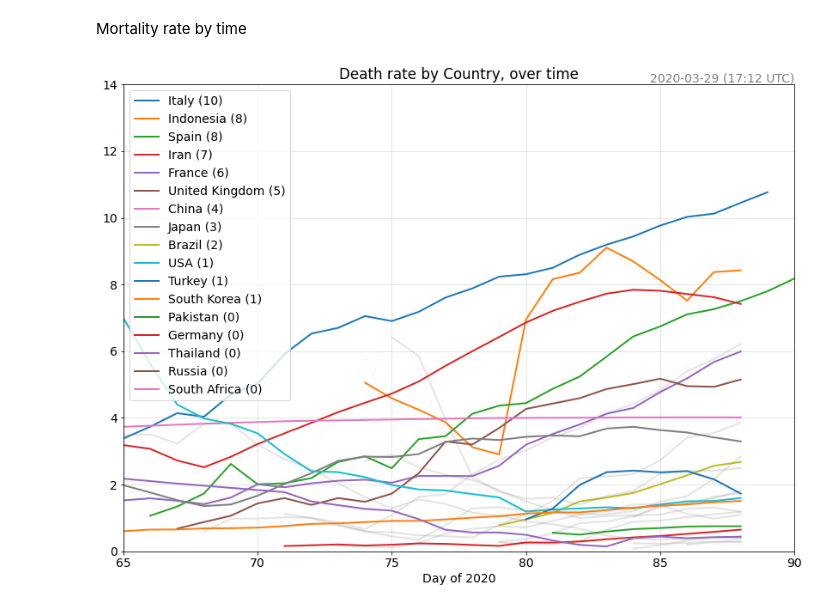
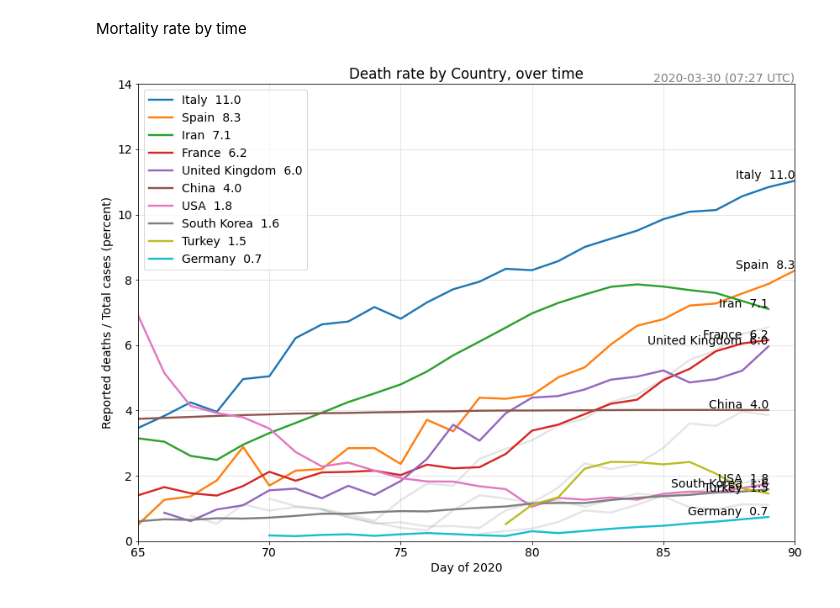
Before and after one commit to Covid-Analytics/covidanalytics.org, a Jupyter notebook: analysis/Covid19_world.ipynb, the cells around one changed output. Cells and saved outputs as stored; diff of their text form; code cells hidden in the pictures.

```diff
--- a/analysis/Covid19_world.ipynb
+++ b/analysis/Covid19_world.ipynb
@@ -110,7 +111,7 @@ def oc__get_countries_by_day(df):
     return df
 
 
-def oc__get_ranked_countries(df, metric='Confirmed', min_population=10E+06, min_confirmed=1000):
+def oc__get_ranked_countries(df, metric='Confirmed', min_population=10E+06, min_confirmed=5000):
     # [unique] use the last frame of data (the freshest), unique by country
     df = df.drop_duplicates('CountryName', keep='last')
 
@@ -289,17 +313,21 @@ Mortality rate by time
 # %%
 plot = create_xy_plot_by_series(
     _df=countries_daily,
     title="Death rate by Country, over time",
     label_x="Day of 2020",
+    label_y="Reported deaths / Total cases (percent)",
     y_key='Death_rate',
     x_key='X',
     series_key='CountryName',
     series_values=oc__get_ranked_countries(countries_daily, metric='Death_rate')['CountryName'],
     y_log=False,
     #shift_x_to_intersect_y=5,
     bounds=[65,None, 0,14],
+    legend_decimals=1,
+    data_labels="legend",
+    data_labels_alignment="right",
     is_series_secondary_function=is_population_less_than_40M,
 )
 plot.show()
 # %% [output]
-[figure, old version]
+[figure, new version]
```
Also changed, not shown: parts of 3 cells of this notebook.
